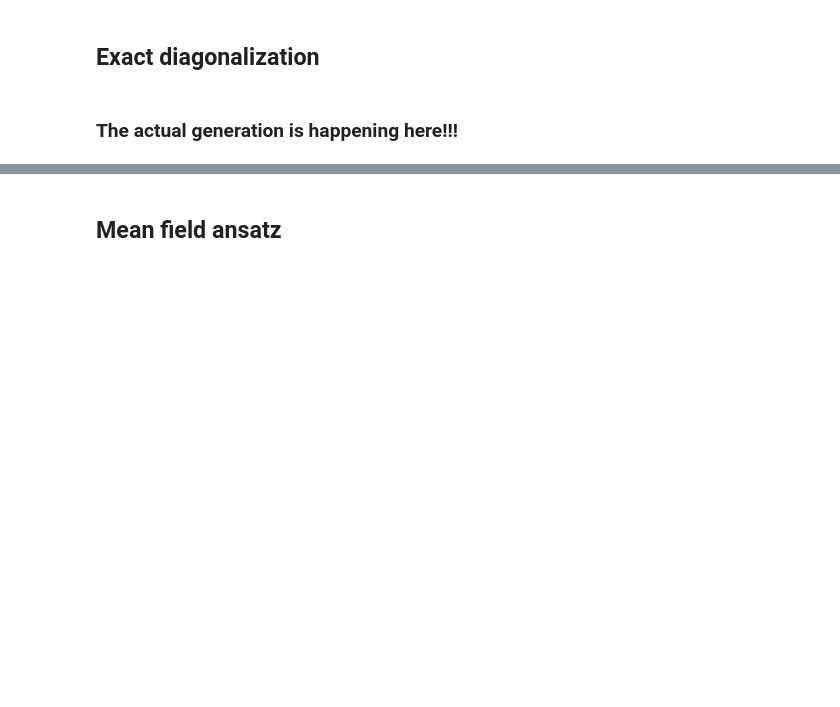
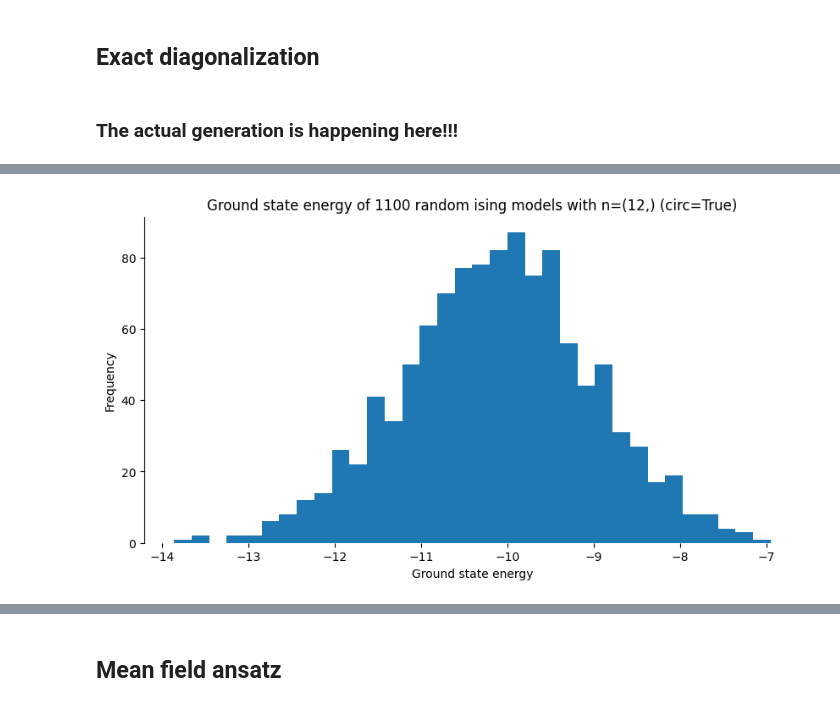
Before and after one commit to gerardPlanella/QGNN, a Jupyter notebook: dataset generation.ipynb, the cells around one changed output, grey strips where cells are left out. Drawn from its saved outputs; the diff is of its cells as text; code cells hidden in the pictures; blank space fills up the shorter version.

```diff
--- a/dataset generation.ipynb
+++ b/dataset generation.ipynb
@@ -709,2 +788,20 @@ Generated graph with n=(2,) (circ=False)
+# %%
+clear_output()
+n = (12,) # System size
+          # Timing for exact diagonlization (on M1 chip):
+          # (8,) => 9000/min, (10,) => 3000/min, (12,) => 1000/min, (14,) => 330/min, (16,) => 90/min, (20,) => 4/min
+          # (2,3) => 20000/min, (2,4) => 8500/min, (3,3) => 5000/min, (3,4) => 1000/min, (4,4) => 70/min, (4,5) => 4/min
+          # (2,2,2) => 8000/min, (2,2,3) => 800/min, (2,3,3) => 20/min
+circular = True  # Circular boundary
+N = 100   # Number of samples to generate
+
+# Generate
+graph = nk.graph.Grid(n, pbc=circular)
+data = generate_dataset(random_ising_own(N, graph), data_path=f'data/own_{n}_{circular}')
+
+# Plot
+_ = hist(data['energy'], xlabel="Ground state energy", title=f"Ground state energy of {len(data)} random ising models with n={n} (circ={circular})")
+# %% [output]
+[figure, added]
 # %%
 sys.exit() # here to prevent the notebook from running further and destroying the timings and plots when running all cells
```
Also changed, not shown: parts of 14 cells of this notebook.
